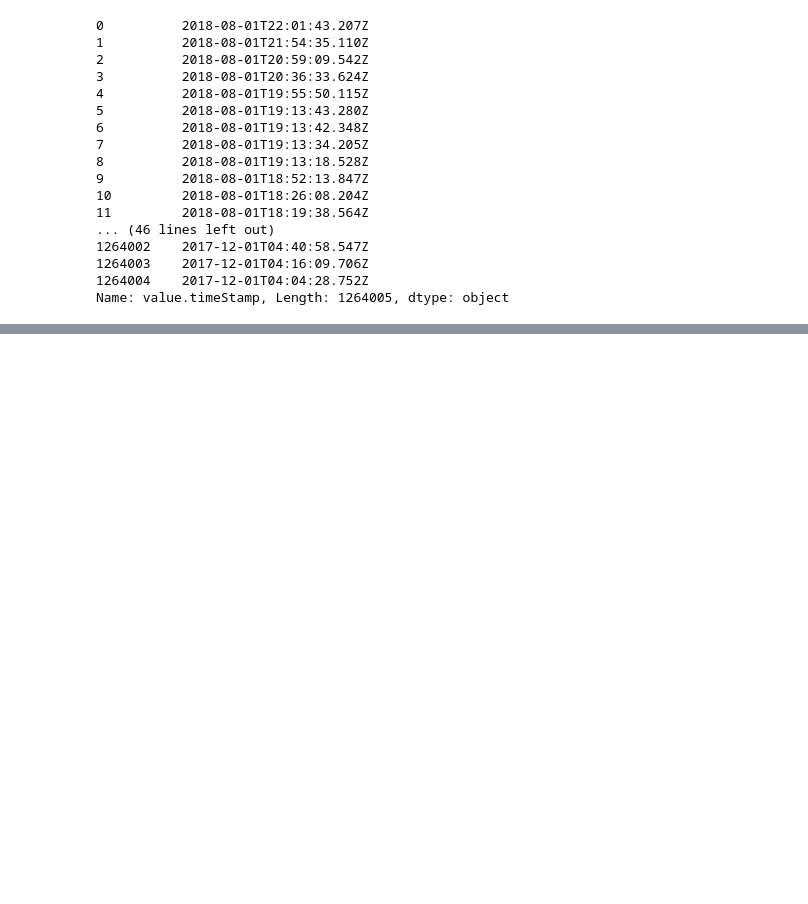
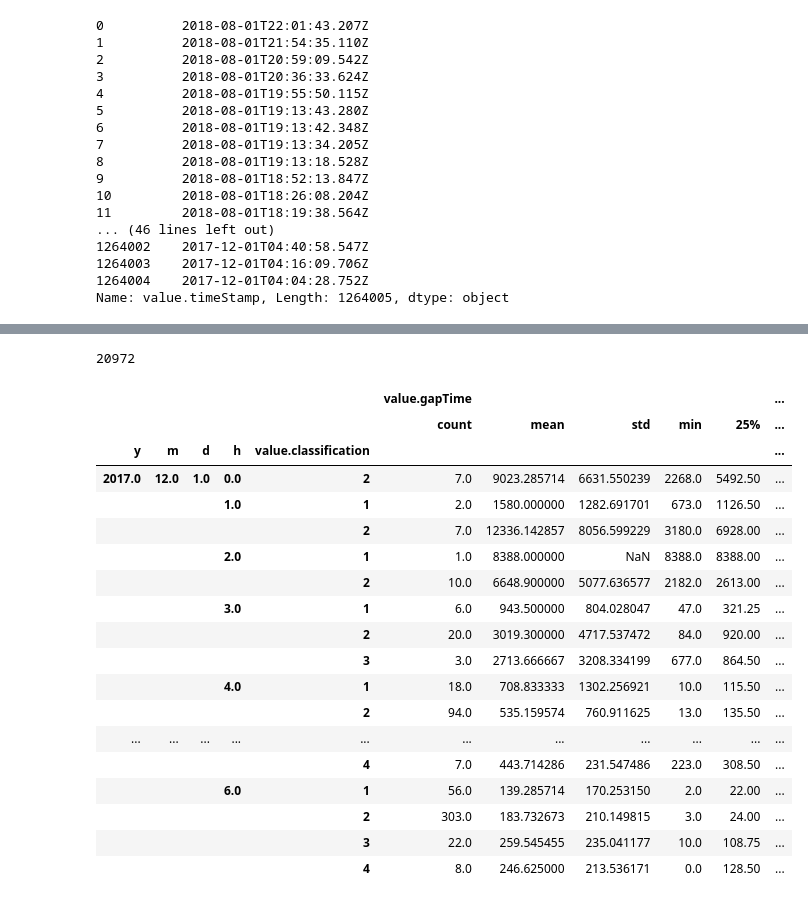
Before and after one commit to Donk10/hackathon_enbw, a Jupyter notebook: data_preprocessing.ipynb, the cells around one changed output, grey strips where cells are left out. Drawn from its saved outputs; the diff is of its cells as text; code cells hidden in the pictures; blank space fills up the shorter version.

```diff
--- a/data_preprocessing.ipynb
+++ b/data_preprocessing.ipynb
@@ -166,0 +194,2 @@ weekday, time_point, month, year = data2day(csvFile_In_DataFrame['value.timeStam
+# %%
+d1 = csvFile_In_DataFrame[csvFile_In_DataFrame['value.confidence'] > 5]
@@ -166,0 +205,3 @@ weekday, time_point, month, year = data2day(csvFile_In_DataFrame['value.timeStam
+# %%
+data = d1[['value.timeStamp','value.classification', 'value.gapTime', 'value.speed','h', 'y', 'm', 'd']]
+data.head()
@@ -166,0 +215,30 @@ weekday, time_point, month, year = data2day(csvFile_In_DataFrame['value.timeStam
+# %%
+grouped = data.groupby(['y', 'm', 'd', 'h', 'value.classification'])
+# %%
+len(grouped)
+# %% [output]
+20972
+# %%
+evaluate = grouped.describe()
+# %%
+evaluate.head(20)
+# %% [output]
+|  |  |  |  |  | value.gapTime |  |  |  |  | ... |
+|  |  |  |  |  | count | mean | std | min | 25% | ... |
+| y | m | d | h | value.classification |  |  |  |  |  | ... |
+| 2017.0 | 12.0 | 1.0 | 0.0 | 2 | 7.0 | 9023.285714 | 6631.550239 | 2268.0 | 5492.50 | ... |
+|  |  |  | 1.0 | 1 | 2.0 | 1580.000000 | 1282.691701 | 673.0 | 1126.50 | ... |
+|  |  |  |  | 2 | 7.0 | 12336.142857 | 8056.599229 | 3180.0 | 6928.00 | ... |
+|  |  |  | 2.0 | 1 | 1.0 | 8388.000000 | NaN | 8388.0 | 8388.00 | ... |
+|  |  |  |  | 2 | 10.0 | 6648.900000 | 5077.636577 | 2182.0 | 2613.00 | ... |
+|  |  |  | 3.0 | 1 | 6.0 | 943.500000 | 804.028047 | 47.0 | 321.25 | ... |
+|  |  |  |  | 2 | 20.0 | 3019.300000 | 4717.537472 | 84.0 | 920.00 | ... |
+|  |  |  |  | 3 | 3.0 | 2713.666667 | 3208.334199 | 677.0 | 864.50 | ... |
+|  |  |  | 4.0 | 1 | 18.0 | 708.833333 | 1302.256921 | 10.0 | 115.50 | ... |
+|  |  |  |  | 2 | 94.0 | 535.159574 | 760.911625 | 13.0 | 135.50 | ... |
+| ... | ... | ... | ... | ... | ... | ... | ... | ... | ... | ... |
+|  |  |  |  | 4 | 7.0 | 443.714286 | 231.547486 | 223.0 | 308.50 | ... |
+|  |  |  | 6.0 | 1 | 56.0 | 139.285714 | 170.253150 | 2.0 | 22.00 | ... |
+|  |  |  |  | 2 | 303.0 | 183.732673 | 210.149815 | 3.0 | 24.00 | ... |
+|  |  |  |  | 3 | 22.0 | 259.545455 | 235.041177 | 10.0 | 108.75 | ... |
+|  |  |  |  | 4 | 8.0 | 246.625000 | 213.536171 | 0.0 | 128.50 | ... |
```
Also changed, not shown: parts of 26 cells of this notebook.
